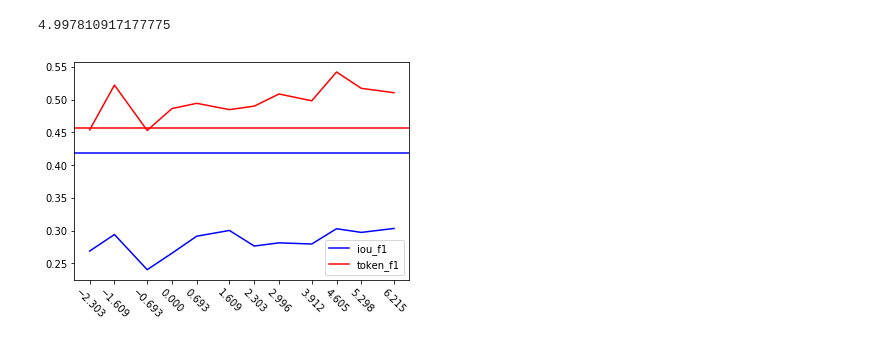
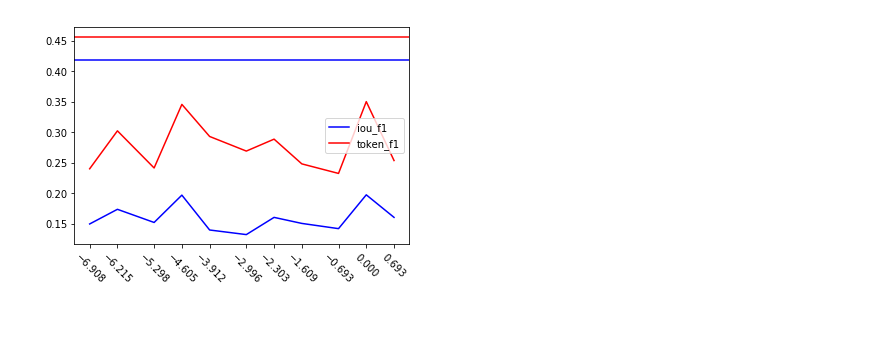
Before and after one commit to JoshuaGhost/expred, a Jupyter notebook: draw_pictures.ipynb, the cells around one changed output. Cells and saved outputs as stored; diff of their text form; code cells hidden in the pictures.

```diff
--- a/draw_pictures.ipynb
+++ b/draw_pictures.ipynb
@@ -14,6 +19,7 @@ split = 'train'
 split = 'test'
 # %%
 output_dir = "eraserbenchmark/outputs/"
+img_dir = 'graphics/'
 color = {'accuracy': 'r', 'sufficiency': 'g', 'comprehensiveness': 'b', 'auprc':'y'}
 # %%
 dataset = 'movies'
@@ -46,10 +53,14 @@ baseline = {'accuracy': 0.850, 'sufficiency':  0.077, 'comprehensiveness': 0.070
 # %%
 dataset = 'multirc'
 #gru
-train_on_portion = 0.1
+train_on_portion = 0.4
 par_lambdas = [0.1, 0.2, 0.5, 1., 2., 5., 10., 20., 50., 100., 200., 500.]
 results_dirs = [output_dir + f'bert_base_seqlen_512_multirc_exp_output_gru_merged_evidences_train_on_portion_0.4_par_lambda_{par_lambda}_no_padding_imbalanced_bce_resampling_pooling_first_learning_rate_1e-05__test.txt' for par_lambda in par_lambdas]
+
 #rnr
+train_on_portion = 0.4
+par_lambdas = [0.001, 0.002, 0.005, 0.01, 0.02, 0.05, 0.1, 0.2, 0.5, 1., 2.]#, 5.]
+results_dirs = [output_dir + f'bert_base_seqlen_512_multirc_exp_output_rnr_merged_evidences_train_on_portion_0.4_par_lambda_{par_lambda}_no_padding_imbalanced_bce_resampling_pooling_first_learning_rate_1e-05__val.txt' for par_lambda in par_lambdas]
 
 baseline = {'accuracy': 0.655,
             'sufficiency': 0.079,
@@ -144,19 +155,14 @@ plt.savefig(f'{dataset}_{split}_train_on_portion_{train_on_portion}_accuracy.png
-# %%
-import math
-math.exp(1.609)# = 5
-# %% [output]
-4.997810917177775
 # %%
 fig, ax = plt.subplots()
 plt.xticks([math.log(i) for i in par_lambdas], rotation=-45)
 plt.axhline(y=baseline['iou_f1'], color='b', linestyle='-')
 ax.plot([math.log(i) for i in par_lambdas], [results[i]['iou_scores'][0]['macro']['f1']
                                              for i in range(len(par_lambdas))], label='iou_f1', color='b')
 plt.axhline(y=baseline['token_f1'], color='r', linestyle='-')
-ax.plot([math.log(i) for i in par_lambdas], [results[i]['token_prf']['instance_macro']['f1']
+ax.plot([math.log(i) for i in par_lambdas], [results[i]['token_prf']['instance_micro']['f1']
                                              for i in range(len(par_lambdas))], label='token_f1', color='r')
 
 ax.legend()
-plt.savefig(f'{dataset}_{split}_train_on_portion_{train_on_portion}_iou_token_f1.png')
+plt.savefig(img_dir + f'{dataset}_{split}_train_on_portion_{train_on_portion}_iou_token_f1.png')
 # %% [output]
-[figure, old version]
+[figure, new version]
```
Also changed, not shown: parts of 7 cells of this notebook, 9 other files.
